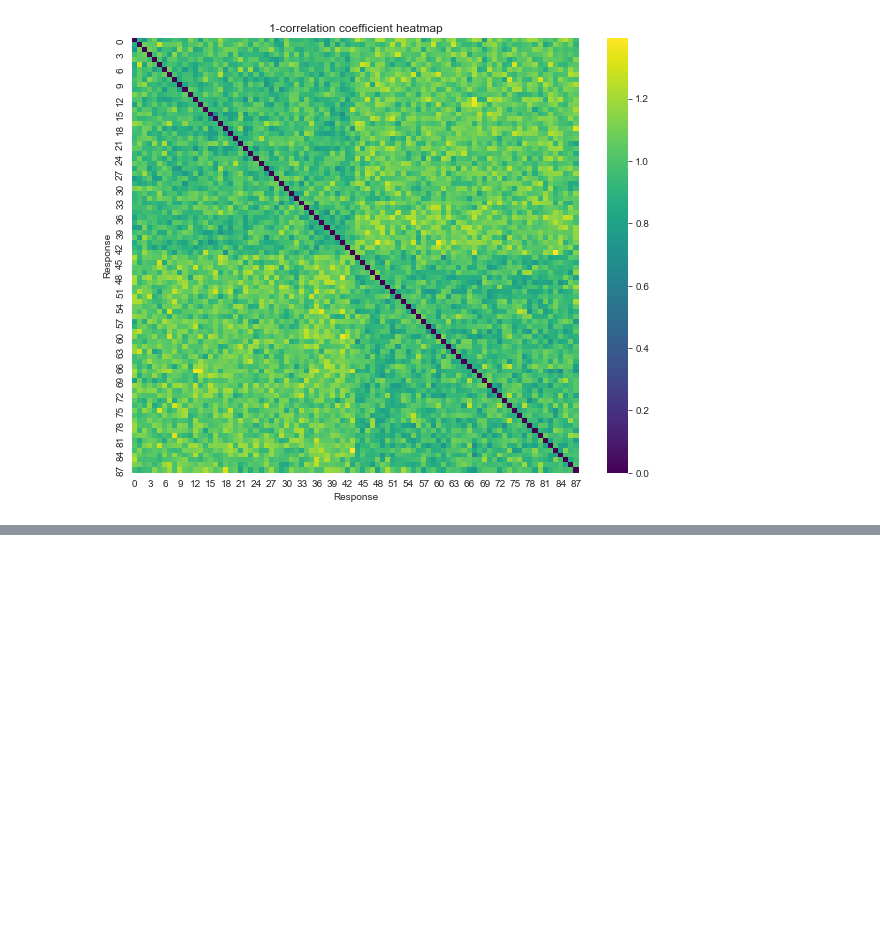
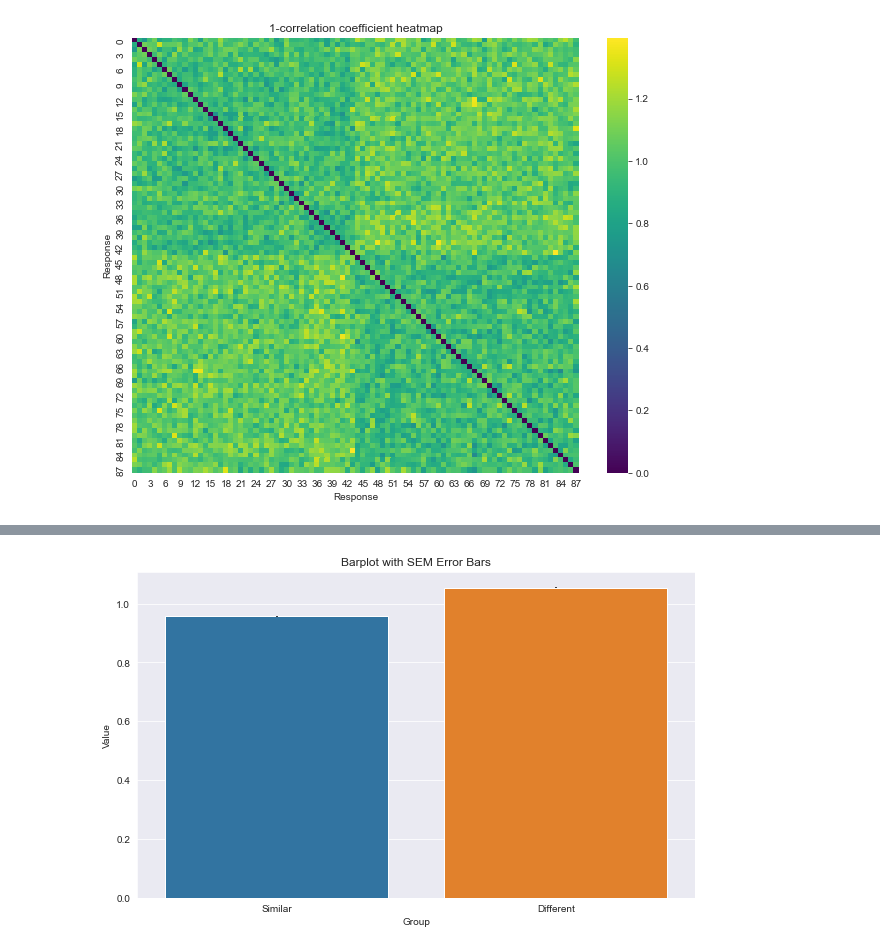
Before and after one commit to lucvergnes/CognitiveMod, a Jupyter notebook: data/Lab2_Q3.ipynb, the cells around one changed output, grey strips where cells are left out. Saved outputs shown, nothing was run; the diff lists cells and outputs as text; code cells hidden in the pictures; blank space fills up the shorter version.

```diff
--- a/data/Lab2_Q3.ipynb
+++ b/data/Lab2_Q3.ipynb
@@ -61,0 +171,14 @@ plt.show()
+# %%
+barPlotData = pd.DataFrame({
+    'Group': ['Similar', 'Different'],
+    'Value': [avrgSame, avrgDiff],
+    'SEM': [std_error1, std_error2]
+})
+
+fig, ax = plt.subplots(figsize=(10, 6))
+sb.barplot(x='Group', y='Value', data=barPlotData, yerr=barPlotData['SEM'], capsize=0.5, errwidth=10)
+plt.ylabel('Value')
+plt.title('Barplot with SEM Error Bars')
+plt.show()
+# %% [output]
+[figure, added]
```
Also changed, not shown: parts of 14 cells of this notebook.
